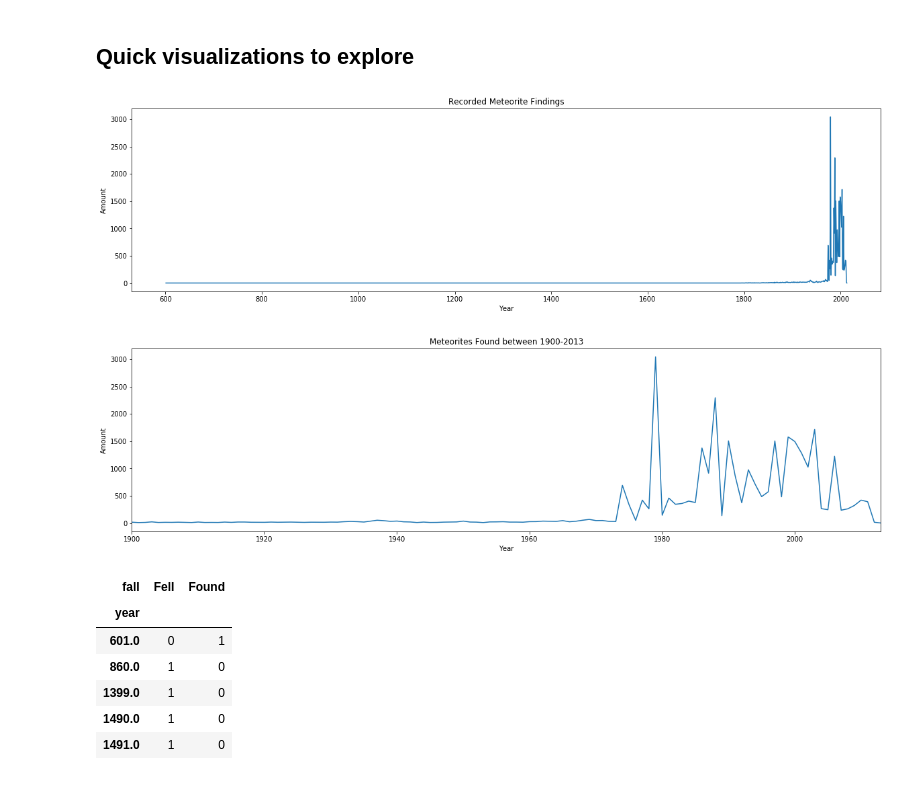
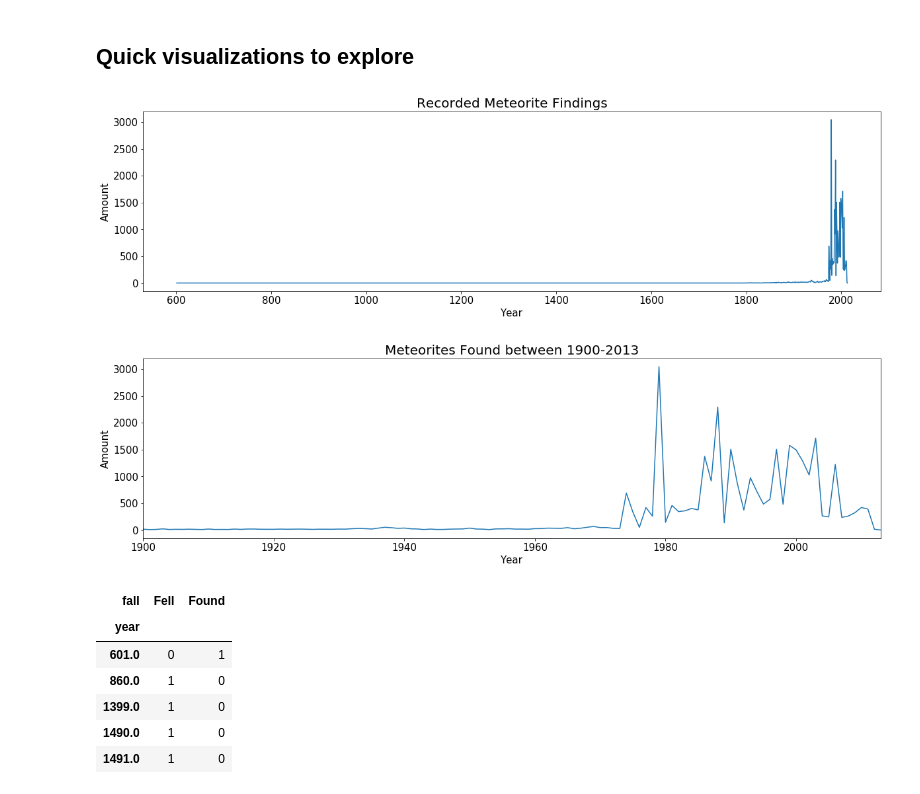
Before and after one commit to shainaboover/Meteorite_Landings, a Jupyter notebook: DSPT7_Build_Week_1.ipynb, the cells around one changed output. Cells and saved outputs as stored; diff of their text form; code cells hidden in the pictures.

```diff
--- a/DSPT7_Build_Week_1.ipynb
+++ b/DSPT7_Build_Week_1.ipynb
@@ -115,20 +109,26 @@ meteor = meteor.reset_index()
 ## Quick visualizations to explore ##
 # %%
 # display frequency of meteorites by year
-meteor['year'].value_counts().sort_index(ascending=False).plot(figsize=(20,5), title='Recorded Meteorite Findings')
-plt.ylabel('Amount')
-plt.xlabel('Year')
+meteor['year'].value_counts().sort_index(ascending=False).plot(figsize=(20,5))
+plt.ylabel('Amount', fontsize=15)
+plt.xlabel('Year', fontsize=15)
+plt.title('Recorded Meteorite Findings', fontsize=20)
+plt.xticks(fontsize=15)
+plt.yticks(fontsize=15)
 plt.savefig('meteor_time');
 # %% [output]
-[figure, old version]
+[figure, new version]
 # %%
 # look at values from 1900 to present
-meteor['year'].value_counts().sort_index(ascending=False).plot(figsize=(20,5), xlim=(1900, 2013), title='Meteorites Found between 1900-2013')
-plt.ylabel('Amount')
-plt.xlabel('Year')
+meteor['year'].value_counts().sort_index(ascending=False).plot(figsize=(20,5), xlim=(1900, 2013))
+plt.ylabel('Amount', fontsize=15)
+plt.xlabel('Year', fontsize=15)
+plt.xticks(fontsize=15)
+plt.yticks(fontsize=15)
+plt.title('Meteorites Found between 1900-2013', fontsize=20)
 plt.savefig('metor_time_1900');
 # %% [output]
-[figure, old version]
+[figure, new version]
 # %%
 # take a look at the relationship between year and whether it was found or seen falling
 xtab = pd.crosstab(meteor['year'], meteor['fall'])
```
Also changed, not shown: parts of 9 cells of this notebook.
